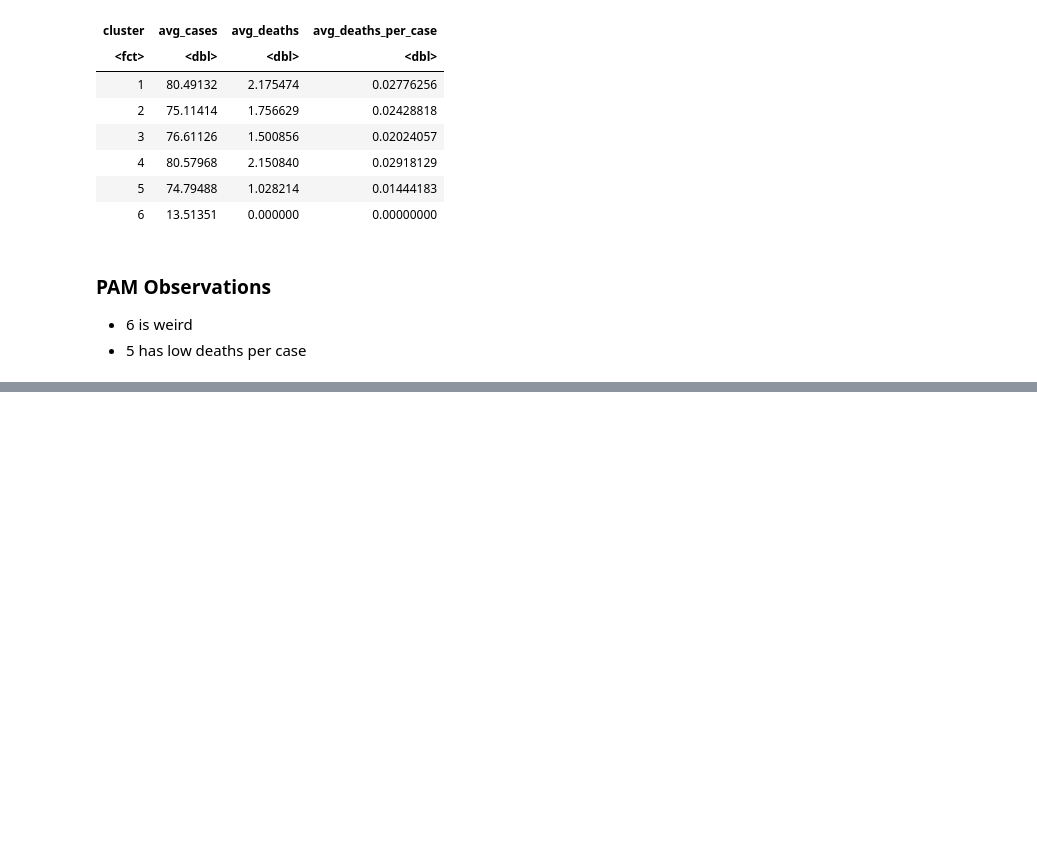
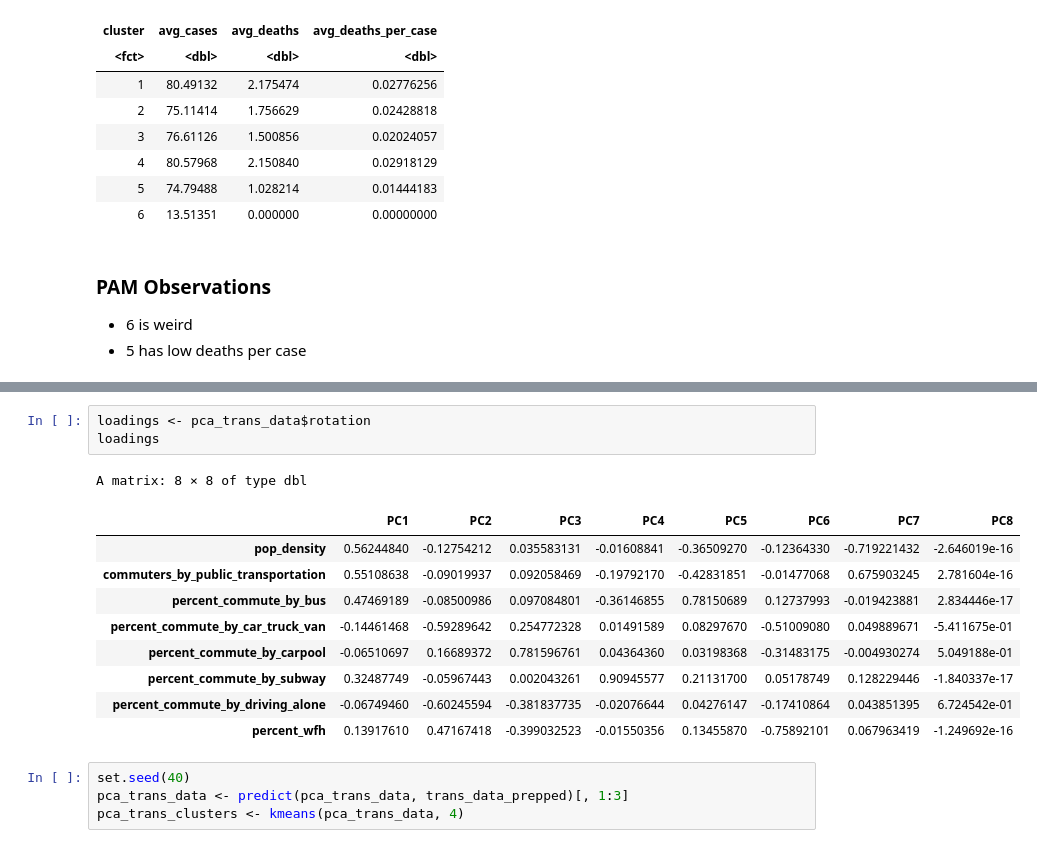
Before and after one commit to ncliu95/smu_dm_project_2, a Jupyter notebook: Project 2.ipynb, the cells around one changed output, grey strips where cells are left out. Cells and saved outputs as stored; diff of their text form; blank space fills up the shorter version.

```diff
--- a/Project 2.ipynb
+++ b/Project 2.ipynb
@@ -1343,0 +1404,18 @@ A tibble: 6 × 4
+# %%
+loadings <- pca_trans_data$rotation
+loadings
+# %% [output]
+A matrix: 8 × 8 of type dbl
+|  | PC1 | PC2 | PC3 | PC4 | PC5 | PC6 | PC7 | PC8 |
+| pop_density | 0.56244840 | -0.12754212 | 0.035583131 | -0.01608841 | -0.36509270 | -0.12364330 | -0.719221432 | -2.646019e-16 |
+| commuters_by_public_transportation | 0.55108638 | -0.09019937 | 0.092058469 | -0.19792170 | -0.42831851 | -0.01477068 | 0.675903245 | 2.781604e-16 |
+| percent_commute_by_bus | 0.47469189 | -0.08500986 | 0.097084801 | -0.36146855 | 0.78150689 | 0.12737993 | -0.019423881 | 2.834446e-17 |
+| percent_commute_by_car_truck_van | -0.14461468 | -0.59289642 | 0.254772328 | 0.01491589 | 0.08297670 | -0.51009080 | 0.049889671 | -5.411675e-01 |
+| percent_commute_by_carpool | -0.06510697 | 0.16689372 | 0.781596761 | 0.04364360 | 0.03198368 | -0.31483175 | -0.004930274 | 5.049188e-01 |
+| percent_commute_by_subway | 0.32487749 | -0.05967443 | 0.002043261 | 0.90945577 | 0.21131700 | 0.05178749 | 0.128229446 | -1.840337e-17 |
+| percent_commute_by_driving_alone | -0.06749460 | -0.60245594 | -0.381837735 | -0.02076644 | 0.04276147 | -0.17410864 | 0.043851395 | 6.724542e-01 |
+| percent_wfh | 0.13917610 | 0.47167418 | -0.399032523 | -0.01550356 | 0.13455870 | -0.75892101 | 0.067963419 | -1.249692e-16 |
+# %%
+set.seed(40)
+pca_trans_data <- predict(pca_trans_data, trans_data_prepped)[, 1:3]
+pca_trans_clusters <- kmeans(pca_trans_data, 4)
```
Also changed, not shown: parts of 11 cells of this notebook.
